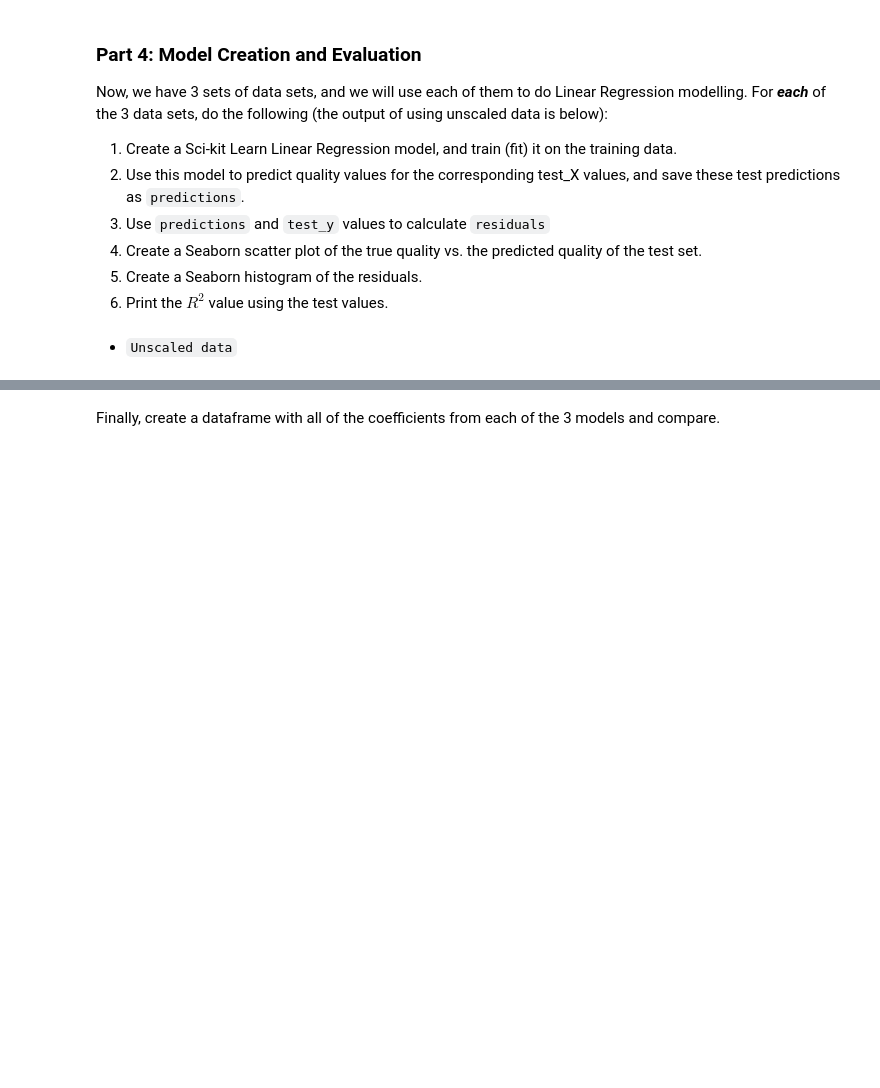
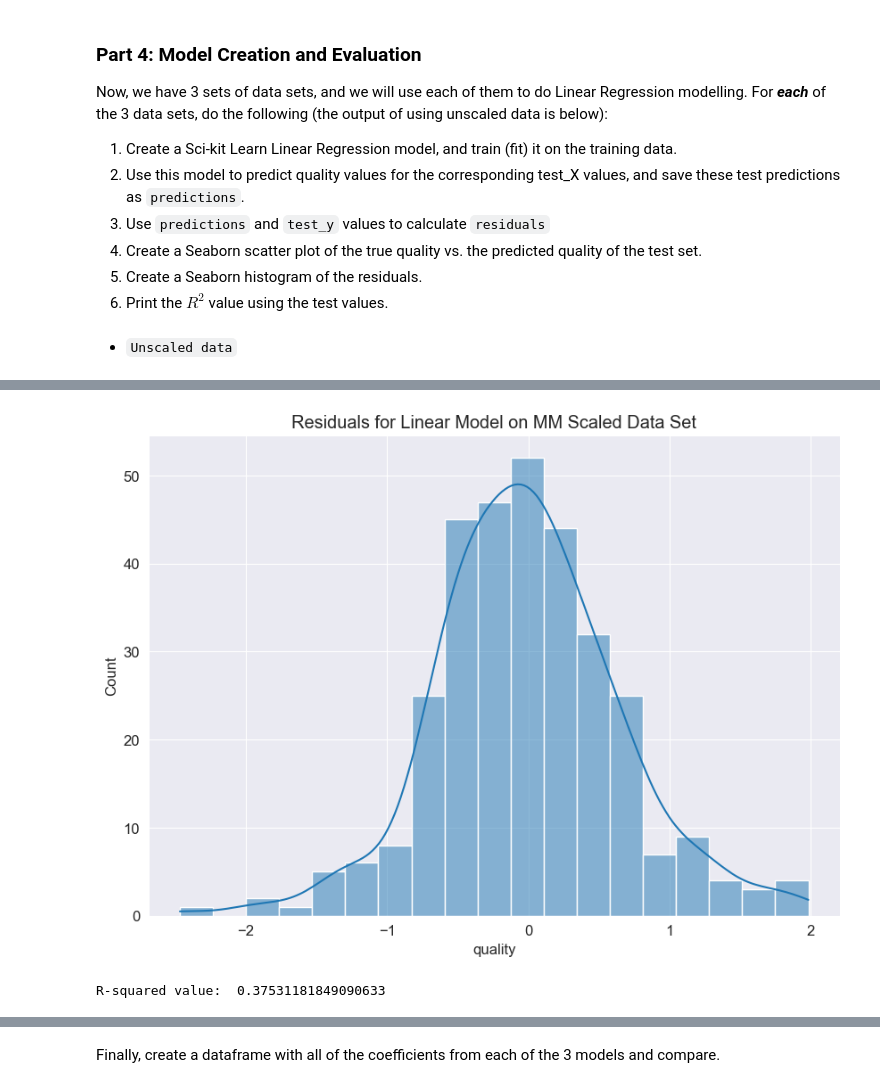
Before and after one commit to ndminhvn/UH-COSC3337, a Jupyter notebook: Homeworks/HW1/hw1_student/Nguyen_Minh_2069407.ipynb, the cells around one changed output, grey strips where cells are left out. Cells and saved outputs as stored; diff of their text form; code cells hidden in the pictures; blank space fills up the shorter version.

```diff
--- a/Homeworks/HW1/hw1_student/Nguyen_Minh_2069407.ipynb
+++ b/Homeworks/HW1/hw1_student/Nguyen_Minh_2069407.ipynb
@@ -343,0 +366,12 @@ R-squared value:  0.3360123006234196
+# %%
+sns.histplot(residuals_mm, kde=True)
+plt.title("Residuals for Linear Model on MM Scaled Data Set")
+plt.ylabel("Count")
+# plt.xlim(-2, 2)
+plt.show()
+# R2 values
+r2_mm = r2_score(test_y_mm, predictions_mm)
+print("R-squared value: ", r2_mm)
+# %% [output]
+[figure, added]
+R-squared value:  0.37531181849090633
```
Also changed, not shown: parts of 13 cells of this notebook, 1 other file.
